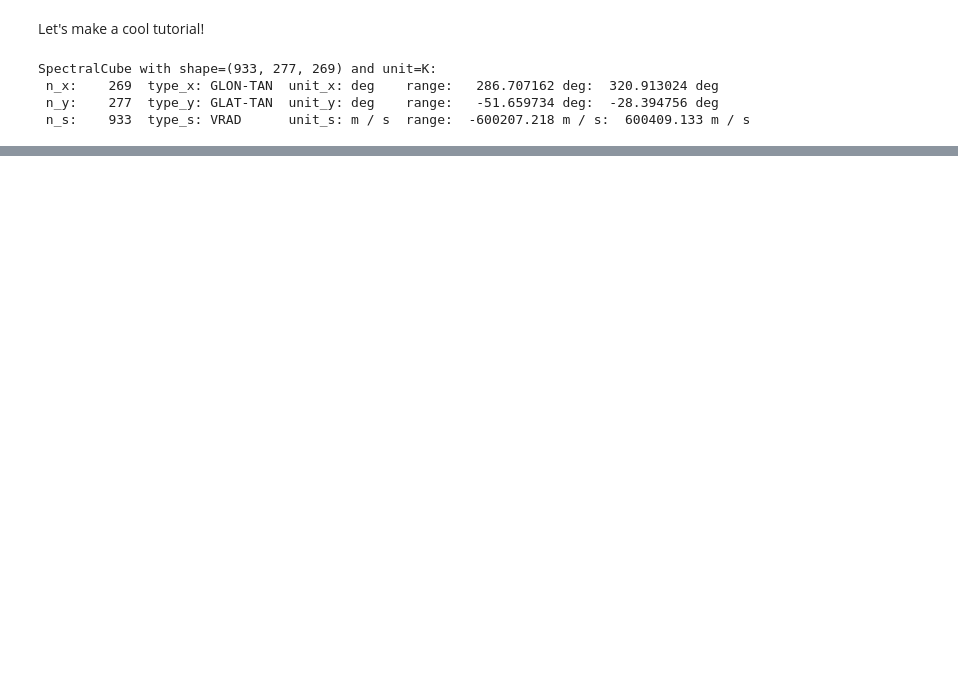
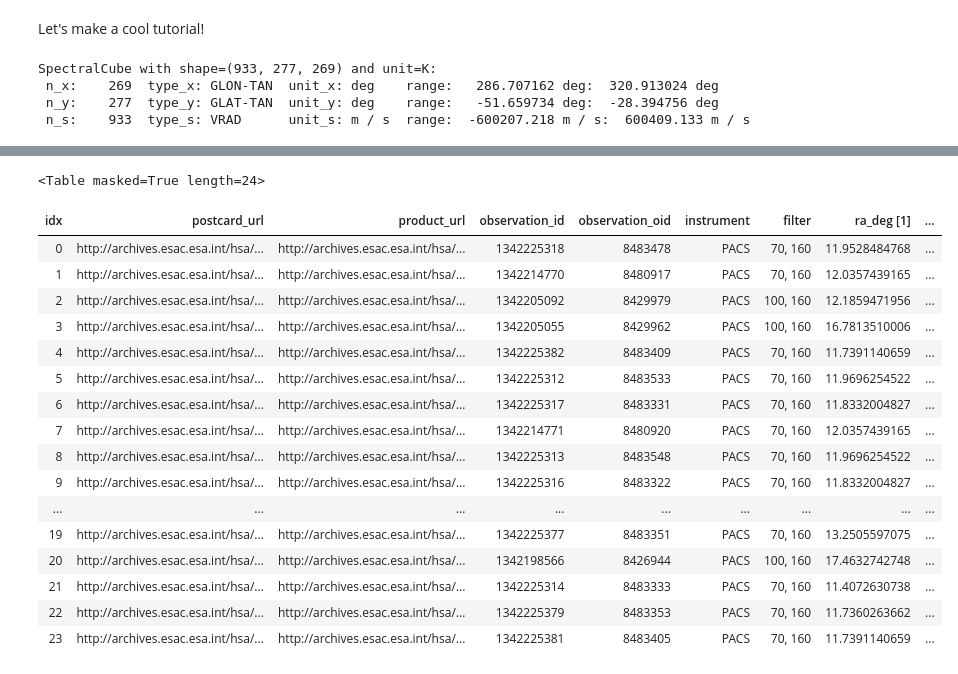
Before and after one commit to Astro-Shetty/tutorials, a Jupyter notebook: Tutorial Draft - 3D Data Cubes (reproject, spectral-cube, aplpy).ipynb, the cells around one changed output, grey strips where cells are left out. Cells and saved outputs as stored; diff of their text form; code cells hidden in the pictures; blank space fills up the shorter version.

```diff
--- a/Tutorial Draft - 3D Data Cubes (reproject, spectral-cube, aplpy).ipynb
+++ b/Tutorial Draft - 3D Data Cubes (reproject, spectral-cube, aplpy).ipynb
@@ -21,0 +35,3 @@ SpectralCube with shape=(933, 277, 269) and unit=K:
+# %%
+result = ESASky.query_region_maps('SMC', radius = 1*u.deg)
+print(result)
@@ -21,0 +71,21 @@ SpectralCube with shape=(933, 277, 269) and unit=K:
+# %%
+result['HERSCHEL'].show_in_notebook()
+# %% [output]
+<Table masked=True length=24>
+| idx | postcard_url | product_url | observation_id | observation_oid | instrument | filter | ra_deg [1] | ... |
+| 0 | http://archives.esac.esa.int/hsa/... | http://archives.esac.esa.int/hsa/... | 1342225318 | 8483478 | PACS | 70, 160 | 11.9528484768 | ... |
+| 1 | http://archives.esac.esa.int/hsa/... | http://archives.esac.esa.int/hsa/... | 1342214770 | 8480917 | PACS | 70, 160 | 12.0357439165 | ... |
+| 2 | http://archives.esac.esa.int/hsa/... | http://archives.esac.esa.int/hsa/... | 1342205092 | 8429979 | PACS | 100, 160 | 12.1859471956 | ... |
+| 3 | http://archives.esac.esa.int/hsa/... | http://archives.esac.esa.int/hsa/... | 1342205055 | 8429962 | PACS | 100, 160 | 16.7813510006 | ... |
+| 4 | http://archives.esac.esa.int/hsa/... | http://archives.esac.esa.int/hsa/... | 1342225382 | 8483409 | PACS | 70, 160 | 11.7391140659 | ... |
+| 5 | http://archives.esac.esa.int/hsa/... | http://archives.esac.esa.int/hsa/... | 1342225312 | 8483533 | PACS | 70, 160 | 11.9696254522 | ... |
+| 6 | http://archives.esac.esa.int/hsa/... | http://archives.esac.esa.int/hsa/... | 1342225317 | 8483331 | PACS | 70, 160 | 11.8332004827 | ... |
+| 7 | http://archives.esac.esa.int/hsa/... | http://archives.esac.esa.int/hsa/... | 1342214771 | 8480920 | PACS | 70, 160 | 12.0357439165 | ... |
+| 8 | http://archives.esac.esa.int/hsa/... | http://archives.esac.esa.int/hsa/... | 1342225313 | 8483548 | PACS | 70, 160 | 11.9696254522 | ... |
+| 9 | http://archives.esac.esa.int/hsa/... | http://archives.esac.esa.int/hsa/... | 1342225316 | 8483322 | PACS | 70, 160 | 11.8332004827 | ... |
+| ... | ... | ... | ... | ... | ... | ... | ... | ... |
+| 19 | http://archives.esac.esa.int/hsa/... | http://archives.esac.esa.int/hsa/... | 1342225377 | 8483351 | PACS | 70, 160 | 13.2505597075 | ... |
+| 20 | http://archives.esac.esa.int/hsa/... | http://archives.esac.esa.int/hsa/... | 1342198566 | 8426944 | PACS | 100, 160 | 17.4632742748 | ... |
+| 21 | http://archives.esac.esa.int/hsa/... | http://archives.esac.esa.int/hsa/... | 1342225314 | 8483333 | PACS | 70, 160 | 11.4072630738 | ... |
+| 22 | http://archives.esac.esa.int/hsa/... | http://archives.esac.esa.int/hsa/... | 1342225379 | 8483353 | PACS | 70, 160 | 11.7360263662 | ... |
+| 23 | http://archives.esac.esa.int/hsa/... | http://archives.esac.esa.int/hsa/... | 1342225381 | 8483405 | PACS | 70, 160 | 11.7391140659 | ... |
```
Also changed, not shown: parts of 7 cells of this notebook.
